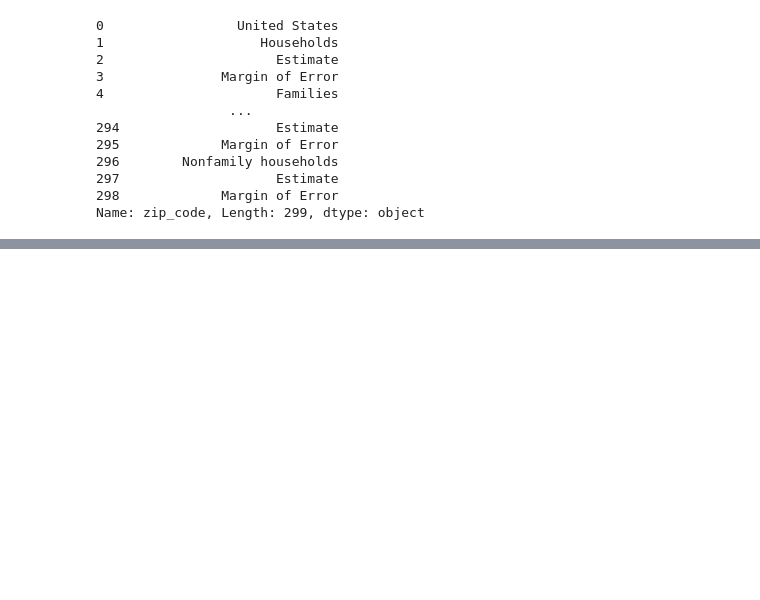
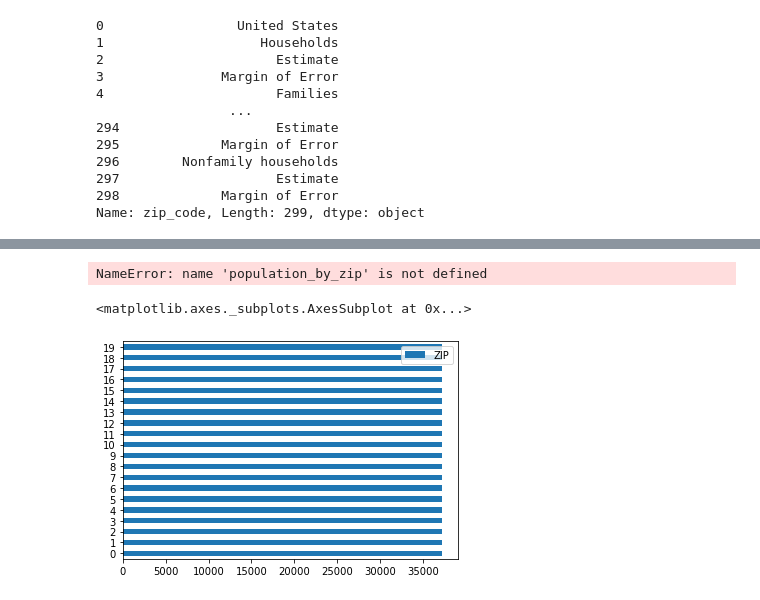
Before and after one commit to jessw4914/grocery, a Jupyter notebook: notebook/income_by_zip.ipynb, the cells around one changed output, grey strips where cells are left out. Saved outputs shown, nothing was run; the diff lists cells and outputs as text; code cells hidden in the pictures; blank space fills up the shorter version.

```diff
--- a/notebook/income_by_zip.ipynb
+++ b/notebook/income_by_zip.ipynb
@@ -168,0 +165,2 @@ KeyError: 'Label'
+# %%
+income_by_zip=pd.read_csv('../data/2020_census_income.csv')
@@ -168,0 +176,3 @@ KeyError: 'Label'
+# %%
+income_by_zip = income_by_zip.drop(columns =['type','Label', 'Unnamed: 4' ])
+income_by_zip.head(5)
@@ -168,0 +208,9 @@ KeyError: 'Label'
+# %%
+population_by_zip[Median_income_(dollars)]
+# %% [output]
+NameError: name 'population_by_zip' is not defined
+# %%
+income_by_zip.plot.barh()
+# %% [output]
+<matplotlib.axes._subplots.AxesSubplot at 0x...>
+[figure, added]
```
Also changed, not shown: parts of 6 cells of this notebook.
